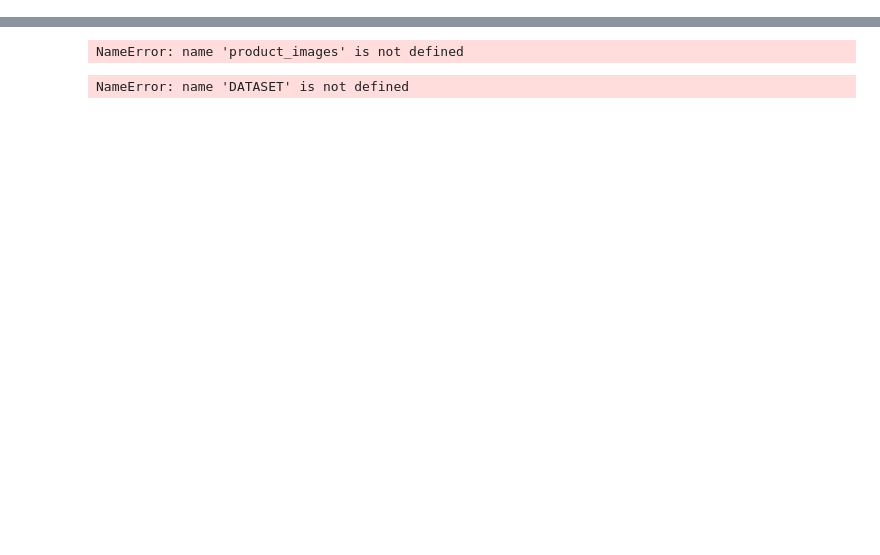
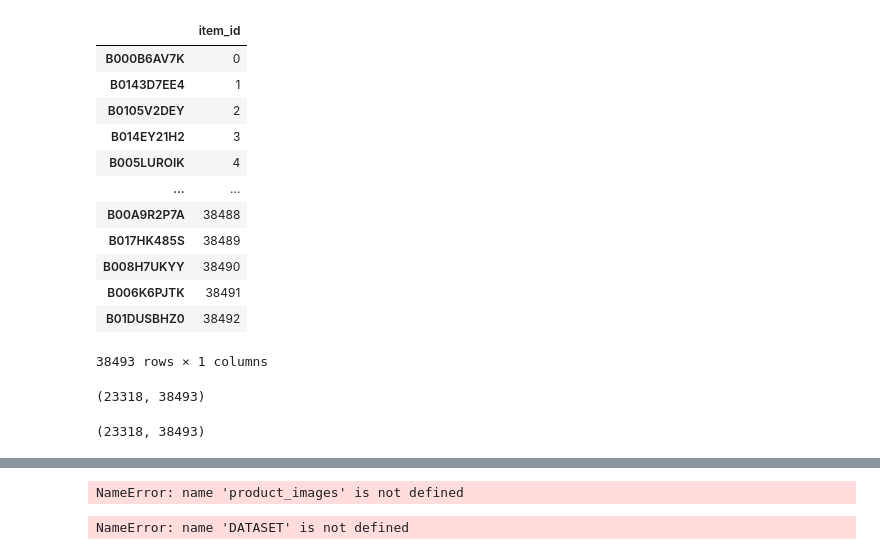
Before and after one commit to igui/Align-MacridVAE-data, a Jupyter notebook: clip_search_similarity.ipynb, the cells around one changed output, grey strips where cells are left out. Cells and saved outputs as stored; diff of their text form; code cells hidden in the pictures; blank space fills up the shorter version.

```diff
--- a/clip_search_similarity.ipynb
+++ b/clip_search_similarity.ipynb
@@ -32,0 +103,17 @@ DATASET = 'Clothing_Shoes_and_Jewelry'
+# %%
+items = pd.read_csv(ITEMS_PATH, index_col=0)
+items
+# %% [output]
+|  | item_id |
+| B000B6AV7K | 0 |
+| B0143D7EE4 | 1 |
+| B0105V2DEY | 2 |
+| B014EY21H2 | 3 |
+| B005LUROIK | 4 |
+| ... | ... |
+| B00A9R2P7A | 38488 |
+| B017HK485S | 38489 |
+| B008H7UKYY | 38490 |
+| B006K6PJTK | 38491 |
+| B01DUSBHZ0 | 38492 |
+38493 rows × 1 columns
@@ -32,0 +131,4 @@ DATASET = 'Clothing_Shoes_and_Jewelry'
+# %%
+train.shape
+# %% [output]
+(23318, 38493)
@@ -32,0 +137,16 @@ DATASET = 'Clothing_Shoes_and_Jewelry'
+# %%
+def recommend_most_similar(similarity_matrix: npt.NDArray, train: sparse.csr_matrix):
+    res = np.empty(train.shape)
+    for idx in tqdm(range(train.shape[0]), desc="Recommending"):
+        positive = train[idx].nonzero()[1]
+        scores = similarity_matrix[positive, :].max(axis=0)
+        scores[positive] = -math.inf # Avoid recommending already seen items
+        res[idx] = scores
+
+    return res
+
+#recommendation_scores = recommend_most_similar(image_image_similarity, train)
+recommendation_scores = recommend_most_similar(text_text_similarity, train)
+recommendation_scores.shape
+# %% [output]
+(23318, 38493)
```
Also changed, not shown: parts of 26 cells of this notebook, 3 other files.
